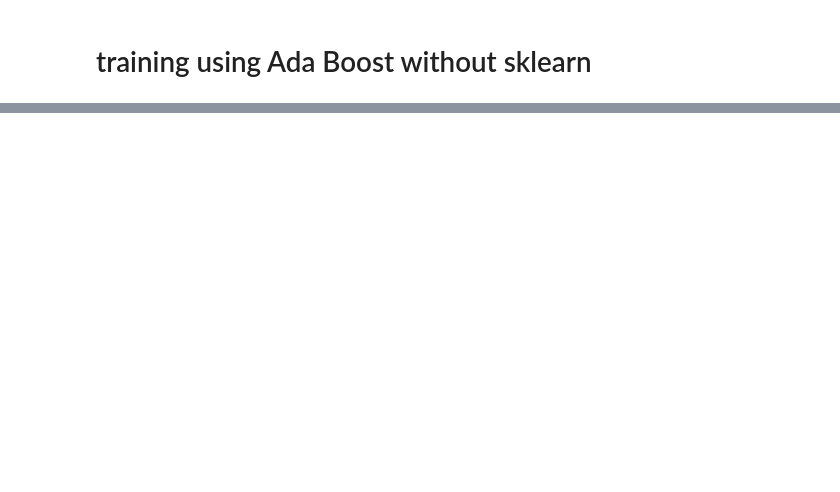
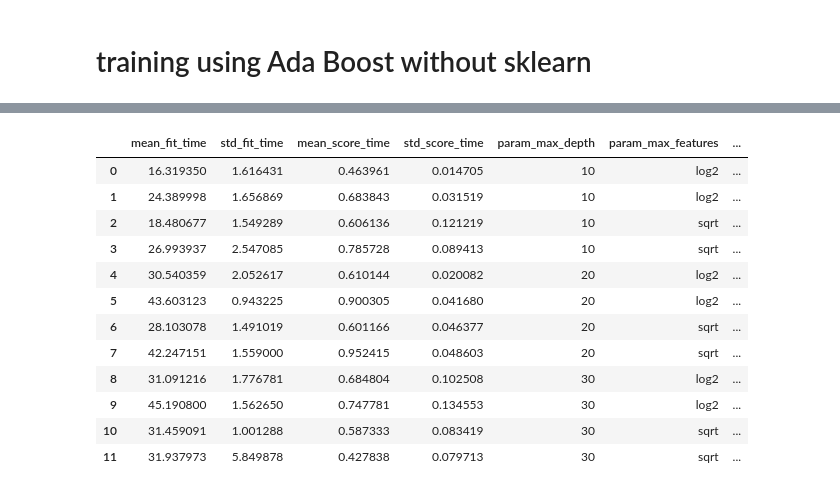
Before and after one commit to Alih111/M.L-smokers-dataset-, a Jupyter notebook: Ensembles.ipynb, the cells around one changed output, grey strips where cells are left out. Saved outputs shown, nothing was run; the diff lists cells and outputs as text; code cells hidden in the pictures; blank space fills up the shorter version.

Commit message:
add GridSearch for handwritten code

```diff
--- a/Ensembles.ipynb
+++ b/Ensembles.ipynb
@@ -151,6 +302,6 @@ bag_model = BaggingClassifier(
     oob_score=True,
     random_state=0
 )
-bag_model.fit(X_train, y_train)
+bag_model.fit(X_train, Y_train)
 bag_model.oob_score_
 # %% [output]
@@ -353,0 +591,19 @@ Accuracy : 0.6327924850555081
+# %%
+from sklearn.model_selection import RandomizedSearchCV
+from sklearn.tree import DecisionTreeClassifier
+result = RandomizedSearchCV(
+       bagging,
+        {
+            # 'estimator': [DecisionTreeClassifier()],
+            'n_estimators': [10, 50, 100],
+            # 'max_samples': [0.3, 0.5, 0.8, 0.9],
+            # 'oob_score': [True, False],
+            # 'random_state': [0]
+        },
+    cv=5,
+    return_train_score=False,
+    n_iter = 5, #number of random combinations of hyperparameters that will be tried
+    n_jobs=-1
+)
+result.fit(X_valid,Y_valid)
+pd.DataFrame(result.cv_results_)[['param_n_estimators','params','mean_test_score']]
@@ -353,0 +617,17 @@ Accuracy : 0.6327924850555081
+# %%
+from sklearn.model_selection import GridSearchCV
+from sklearn.tree import DecisionTreeClassifier
+result = GridSearchCV(
+   RandomForestClassifier(base_learner=DecisionTreeClassifier,n_estimators=100), {
+
+        'n_estimators': [200,300],
+        'max_depth':  [10,20,30],
+        'max_features':  ['log2','sqrt']
+
+    },
+    cv = 5,return_train_score = False,
+    n_jobs=-1
+)
+
+result.fit(X_valid,Y_valid)
+result.cv_results_
@@ -353,0 +652,17 @@ Accuracy : 0.6327924850555081
+# %%
+df = pd.DataFrame(result.cv_results_)
+df
+# %% [output]
+|  | mean_fit_time | std_fit_time | mean_score_time | std_score_time | param_max_depth | param_max_features | ... |
+| 0 | 16.319350 | 1.616431 | 0.463961 | 0.014705 | 10 | log2 | ... |
+| 1 | 24.389998 | 1.656869 | 0.683843 | 0.031519 | 10 | log2 | ... |
+| 2 | 18.480677 | 1.549289 | 0.606136 | 0.121219 | 10 | sqrt | ... |
+| 3 | 26.993937 | 2.547085 | 0.785728 | 0.089413 | 10 | sqrt | ... |
+| 4 | 30.540359 | 2.052617 | 0.610144 | 0.020082 | 20 | log2 | ... |
+| 5 | 43.603123 | 0.943225 | 0.900305 | 0.041680 | 20 | log2 | ... |
+| 6 | 28.103078 | 1.491019 | 0.601166 | 0.046377 | 20 | sqrt | ... |
+| 7 | 42.247151 | 1.559000 | 0.952415 | 0.048603 | 20 | sqrt | ... |
+| 8 | 31.091216 | 1.776781 | 0.684804 | 0.102508 | 30 | log2 | ... |
+| 9 | 45.190800 | 1.562650 | 0.747781 | 0.134553 | 30 | log2 | ... |
+| 10 | 31.459091 | 1.001288 | 0.587333 | 0.083419 | 30 | sqrt | ... |
+| 11 | 31.937973 | 5.849878 | 0.427838 | 0.079713 | 30 | sqrt | ... |
```
Also changed, not shown: parts of 72 cells of this notebook, 1 other file.
